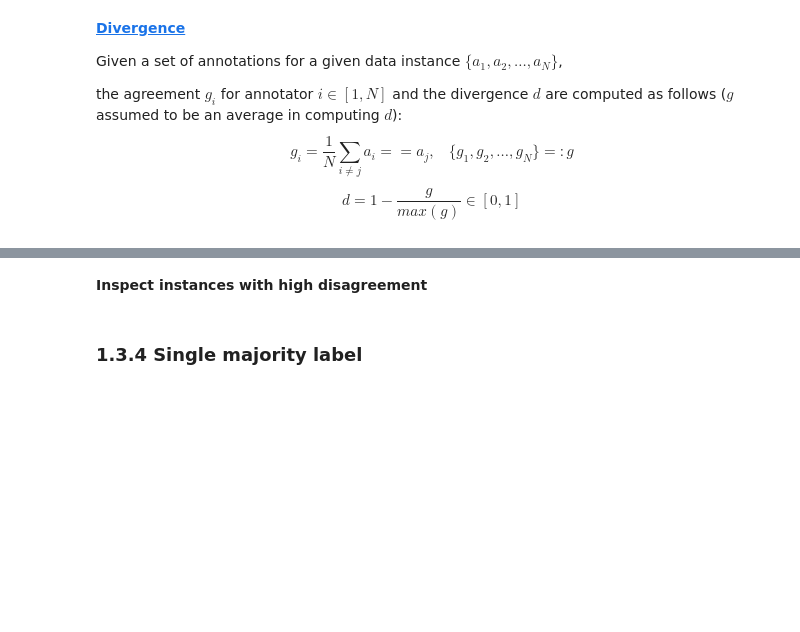
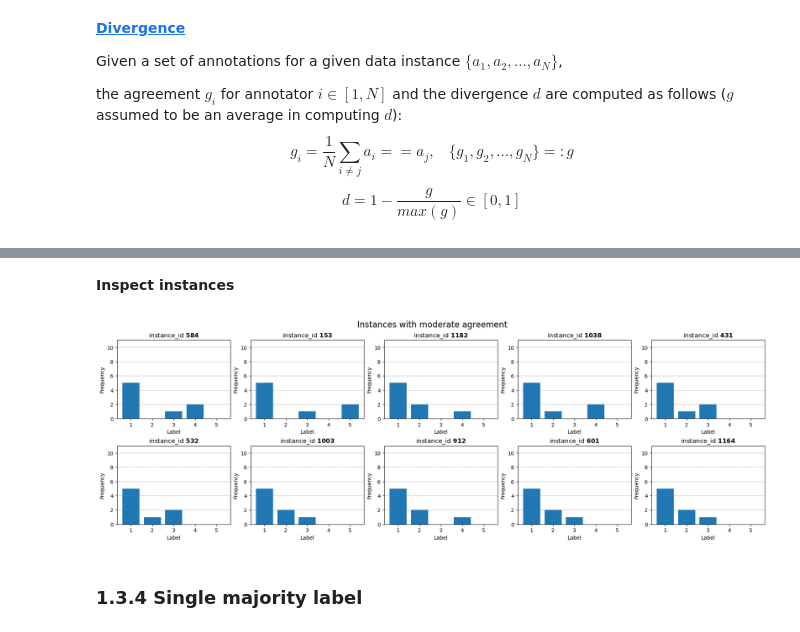
Before and after one commit to mnpluh/nagengast25-ma-thesis, a Jupyter notebook: src/data_analysis/popquorn/popquorn_offensiveness_analysis.ipynb, the cells around one changed output, grey strips where cells are left out. Saved outputs shown, nothing was run; the diff lists cells and outputs as text; code cells hidden in the pictures; blank space fills up the shorter version.

```diff
--- a/src/data_analysis/popquorn/popquorn_offensiveness_analysis.ipynb
+++ b/src/data_analysis/popquorn/popquorn_offensiveness_analysis.ipynb
@@ -303,8 +303,15 @@ plot(df_offn['instance_id'][:sample_size], "Annotation distributions with larges
 # %% [markdown]
-**Inspect instances with high disagreement**
+**Inspect instances**
 # %%
 # Using the Gini index
-ids = df_offn.sort_values(by=['gini_index'], ascending=False)['instance_id'][:sample_size]
+# high agreement -> [:sample_size]
+# low agreement -> ascending=True, [:sample_size]
+# mdoerate agreement -> [len(df_offn)//2:len(df_offn)//2+sample_size]
+ids = df_offn.sort_values(by=['gini_index'], ascending=False)['instance_id'][len(df_offn)//2:len(df_offn)//2+sample_size]
 texts = df[df['instance_id'].isin(ids)][['instance_id', 'text']].drop_duplicates()
 texts_dict = dict(zip(texts.instance_id, texts.text))
+# %%
+plot(ids, "Instances with moderate agreement")
+# %% [output]
+[figure, added]
 # %%
```
Also changed, not shown: parts of 4 cells of this notebook, 3 other files.
